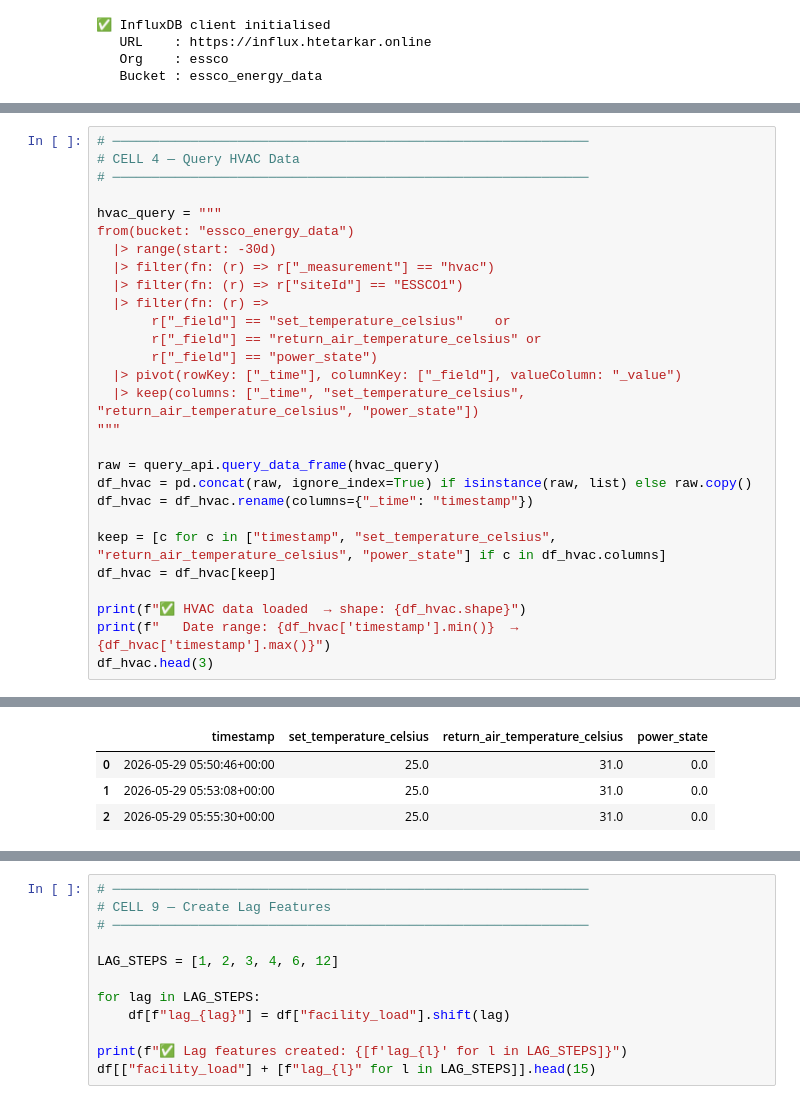
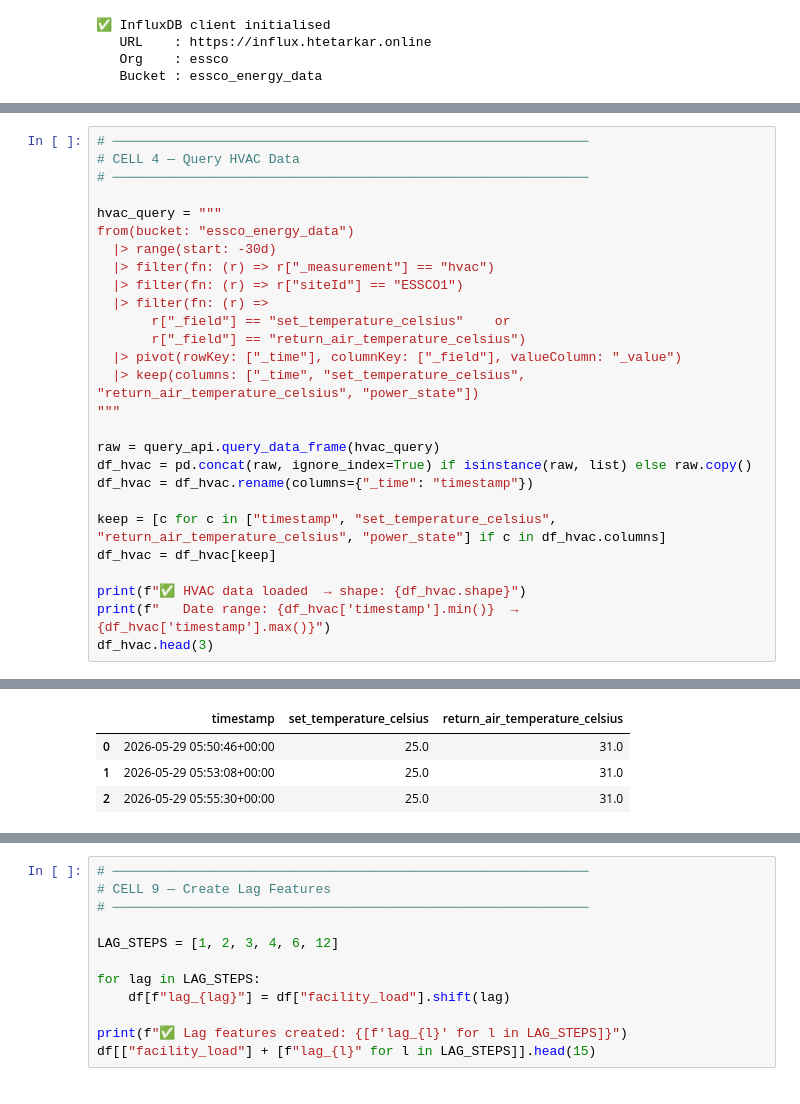
Before and after one commit to arkarOnHub/my_n8n, a Jupyter notebook: essco-ai/building_power.ipynb, the cells around one changed output, grey strips where cells are left out. Drawn from its saved outputs; the diff is of its cells as text.

```diff
--- a/essco-ai/building_power.ipynb
+++ b/essco-ai/building_power.ipynb
@@ -127,8 +127,7 @@ from(bucket: "essco_energy_data")
   |> filter(fn: (r) => r["siteId"] == "ESSCO1")
   |> filter(fn: (r) =>
        r["_field"] == "set_temperature_celsius"    or
-       r["_field"] == "return_air_temperature_celsius" or
-       r["_field"] == "power_state")
+       r["_field"] == "return_air_temperature_celsius")
   |> pivot(rowKey: ["_time"], columnKey: ["_field"], valueColumn: "_value")
   |> keep(columns: ["_time", "set_temperature_celsius", "return_air_temperature_celsius", "power_state"])
 """
@@ -149,7 +148,7 @@ df_hvac.head(3)
-|  | timestamp | set_temperature_celsius | return_air_temperature_celsius | power_state |
-| 0 | 2026-05-29 05:50:46+00:00 | 25.0 | 31.0 | 0.0 |
-| 1 | 2026-05-29 05:53:08+00:00 | 25.0 | 31.0 | 0.0 |
-| 2 | 2026-05-29 05:55:30+00:00 | 25.0 | 31.0 | 0.0 |
+|  | timestamp | set_temperature_celsius | return_air_temperature_celsius |
+| 0 | 2026-05-29 05:50:46+00:00 | 25.0 | 31.0 |
+| 1 | 2026-05-29 05:53:08+00:00 | 25.0 | 31.0 |
+| 2 | 2026-05-29 05:55:30+00:00 | 25.0 | 31.0 |
 # %%
 # ─────────────────────────────────────────────────────────────
 # CELL 5 — Query Environment Data
```
Also changed, not shown: parts of 14 cells of this notebook.
